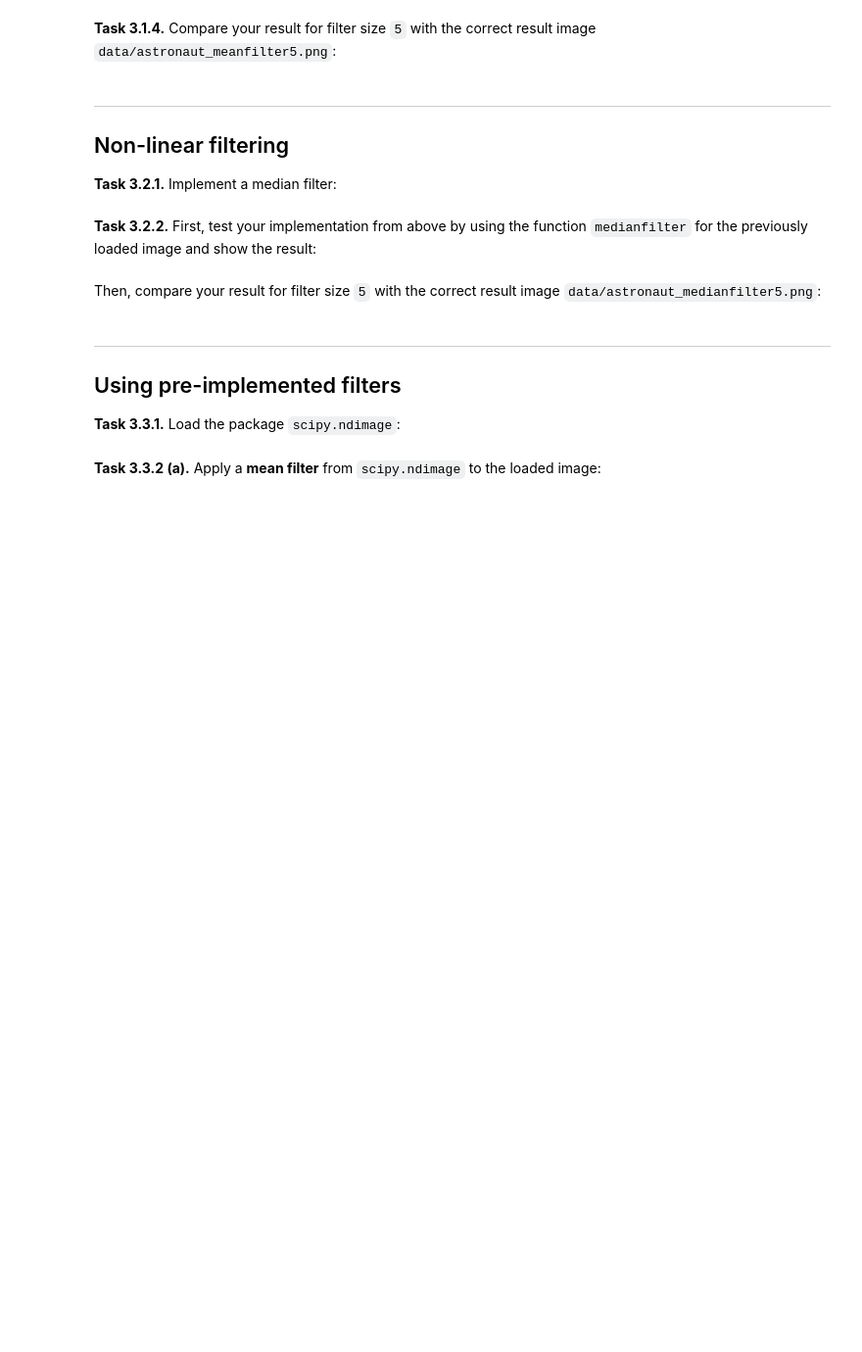
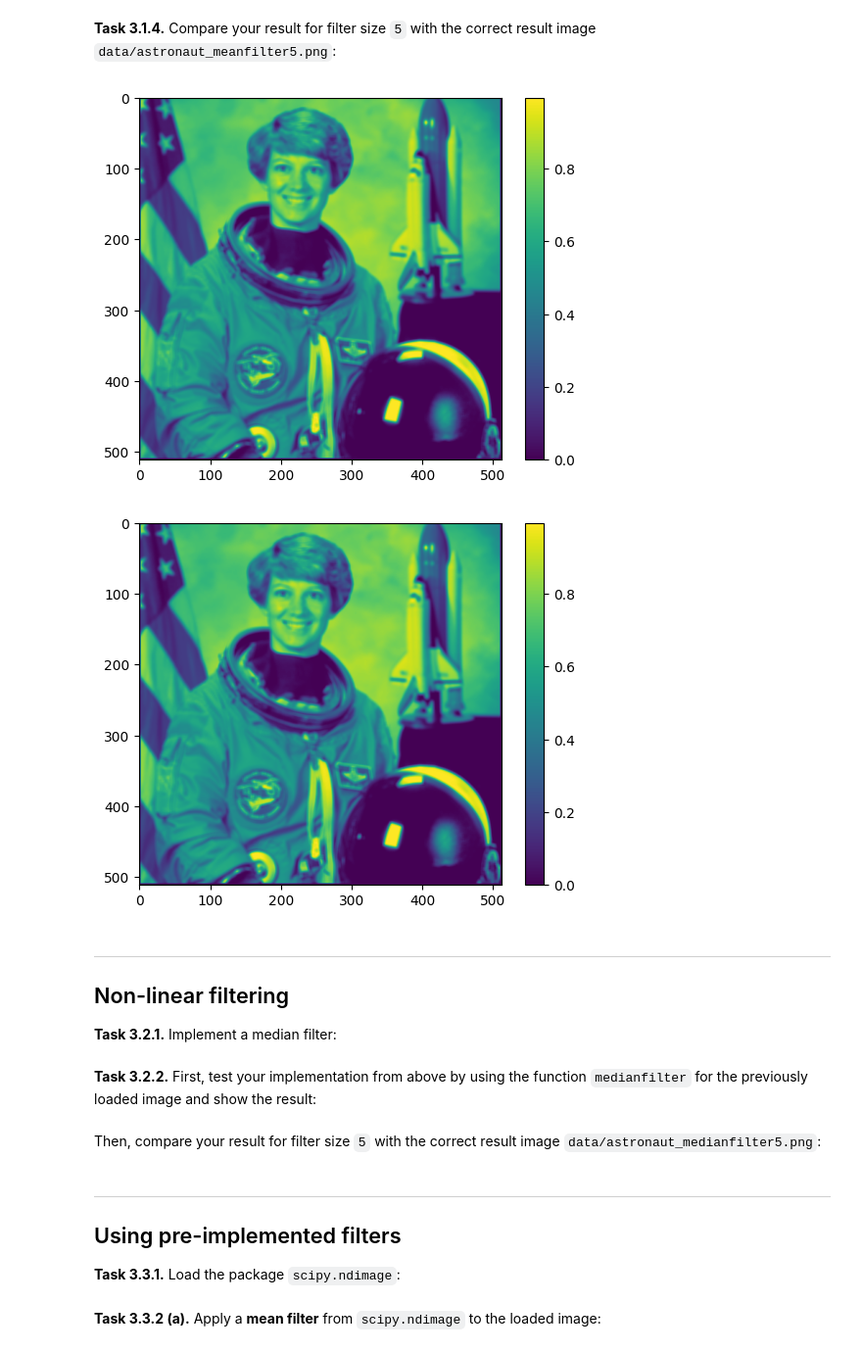
Before and after one commit to grosserC/mobi-fs3-python, a Jupyter notebook: task3.ipynb, the cells around one changed output. Shown at 98% size. Drawn from its saved outputs; the diff is of its cells as text; code cells hidden in the pictures; blank space fills up the shorter version.

```diff
--- a/task3.ipynb
+++ b/task3.ipynb
@@ -84,5 +95,20 @@ plt.colorbar()
 # %% [markdown]
 **<a id="#">Task 3.1.4.</a>** Compare your result for filter size `5` with the correct result image `data/astronaut_meanfilter5.png`:
+# %%
+img_out = meanfilter(img, 5)
+plt.figure()
+plt.imshow(img_out)
+plt.colorbar()
+
+img5 = plt.imread('data/astronaut_meanfilter5.png')
+plt.figure()
+plt.imshow(img5)
+plt.colorbar()
+
+assert numpy.allclose(img_out, img5, atol=1/255)
+# %% [output]
+[figure, added]
+[figure, added]
 # %% [markdown]
 ---
 
```
Also changed, not shown: parts of 4 cells of this notebook.
